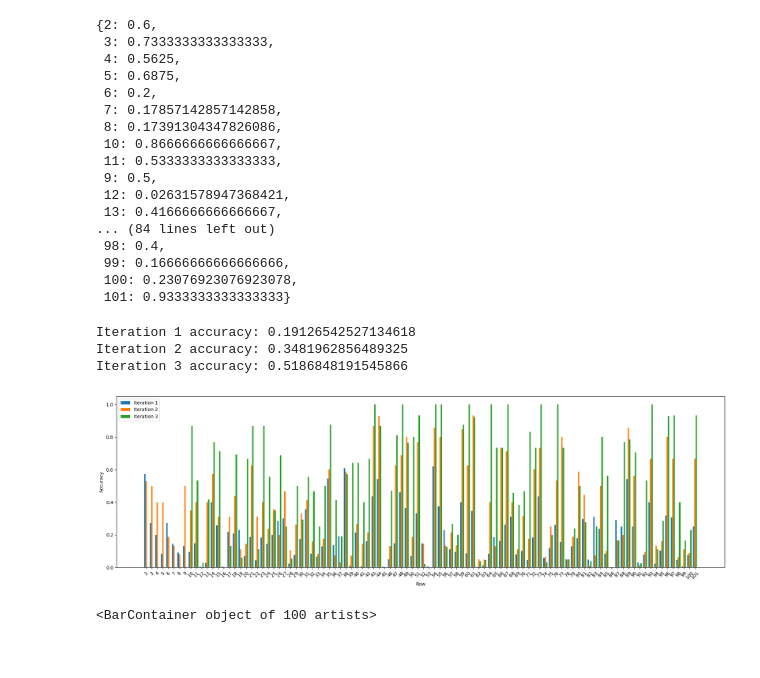
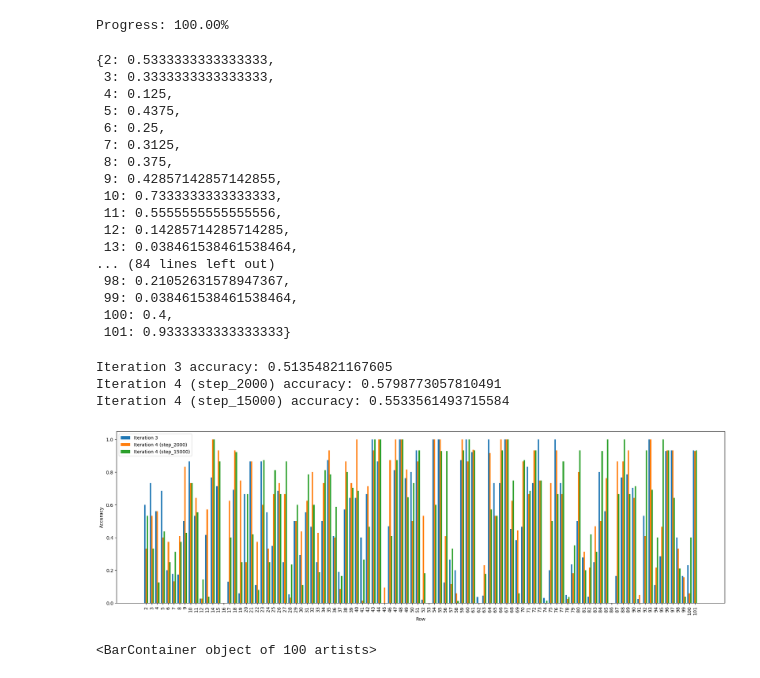
Before and after one commit to TobiasNorlund/ui-rl, a Jupyter notebook: examples/simple_data_entry/rejection_sampling.ipynb, the cells around one changed output. Cells and saved outputs as stored; diff of their text form; code cells hidden in the pictures.

Commit message:
Updated rejection_sampling.ipynb with comparing it4 step 2000 vs 15000

```diff
--- a/examples/simple_data_entry/rejection_sampling.ipynb
+++ b/examples/simple_data_entry/rejection_sampling.ipynb
@@ -92,9 +82,17 @@ ITERATION_2_FILES = \
 ITERATION_3_FILES = \
     list(Path("../../data/rollouts/20251129_091728/").glob("*.json")) + \
     list(Path("../../data/rollouts/20251129_101412/").glob("*.json"))
+
+ITERATION_4_FILES = \
+    list(Path("../../data/rollouts/20251213_130628/").glob("*.json"))
+
+ITERATION_4_step15000_FILES = \
+    list(Path("../../data/rollouts/20251214_191056/").glob("*.json"))
 # %%
 ITERATION_1_ACCURACY = get_row_accuracy(ITERATION_1_FILES)
 # %%
 ITERATION_2_ACCURACY = get_row_accuracy(ITERATION_2_FILES)
 # %%
-ITERATION_3_ACCURACY = get_row_accuracy(ITERATION_3_FILES)
+with open("it3_error_rates.pkl", "rb") as f:
+    it3_error_rates = pickle.load(f)
+    ITERATION_3_ACCURACY = {k: 1-v for k, v in it3_error_rates.items()}
@@ -102,0 +99,2 @@ Progress: 100.00%
+# %%
+ITERATION_4_ACCURACY = get_row_accuracy(ITERATION_4_FILES)
@@ -103,53 +103,62 @@ Progress: 100.00%
+# %%
+ITERATION_4_step15000_ACCURACY = get_row_accuracy(ITERATION_4_step15000_FILES)
+# %% [output]
+Progress: 100.00%
 # %%
-ITERATION_3_ACCURACY
+ITERATION_4_step15000_ACCURACY
 # %% [output]
-{2: 0.6,
- 3: 0.7333333333333333,
- 4: 0.5625,
- 5: 0.6875,
- 6: 0.2,
- 7: 0.17857142857142858,
- 8: 0.17391304347826086,
- 10: 0.8666666666666667,
- 11: 0.5333333333333333,
- 9: 0.5,
- 12: 0.02631578947368421,
- 13: 0.4166666666666667,
+{2: 0.5333333333333333,
+ 3: 0.3333333333333333,
+ 4: 0.125,
+ 5: 0.4375,
+ 6: 0.25,
+ 7: 0.3125,
+ 8: 0.375,
+ 9: 0.42857142857142855,
+ 10: 0.7333333333333333,
+ 11: 0.5555555555555556,
+ 12: 0.14285714285714285,
+ 13: 0.038461538461538464,
 ... (84 lines left out)
- 98: 0.4,
- 99: 0.16666666666666666,
- 100: 0.23076923076923078,
+ 98: 0.21052631578947367,
+ 99: 0.038461538461538464,
+ 100: 0.4,
  101: 0.9333333333333333}
 # %%
-print(f"Iteration 1 accuracy: {sum(ITERATION_1_ACCURACY.values()) / len(ITERATION_1_ACCURACY)}")
-print(f"Iteration 2 accuracy: {sum(ITERATION_2_ACCURACY.values()) / len(ITERATION_2_ACCURACY)}")
+#print(f"Iteration 1 accuracy: {sum(ITERATION_1_ACCURACY.values()) / len(ITERATION_1_ACCURACY)}")
+#print(f"Iteration 2 accuracy: {sum(ITERATION_2_ACCURACY.values()) / len(ITERATION_2_ACCURACY)}")
 print(f"Iteration 3 accuracy: {sum(ITERATION_3_ACCURACY.values()) / len(ITERATION_3_ACCURACY)}")
+print(f"Iteration 4 (step_2000) accuracy: {sum(ITERATION_4_ACCURACY.values()) / len(ITERATION_4_ACCURACY)}")
+print(f"Iteration 4 (step_15000) accuracy: {sum(ITERATION_4_step15000_ACCURACY.values()) / len(ITERATION_4_step15000_ACCURACY)}")
 # %% [output]
-Iteration 1 accuracy: 0.19126542527134618
-Iteration 2 accuracy: 0.3481962856489325
-Iteration 3 accuracy: 0.5186848191545866
+Iteration 3 accuracy: 0.51354821167605
+Iteration 4 (step_2000) accuracy: 0.5798773057810491
+Iteration 4 (step_15000) accuracy: 0.5533561493715584
 # %%
-x_all = sorted(set(ITERATION_1_ACCURACY.keys()) | set(ITERATION_2_ACCURACY.keys()) | set(ITERATION_3_ACCURACY.keys()))
-y1 = [ITERATION_1_ACCURACY.get(x, 0) for x in x_all]
-y2 = [ITERATION_2_ACCURACY.get(x, 0) for x in x_all]
+x_all = list(range(2, 102)) #sorted(set(ITERATION_1_ACCURACY.keys()) | set(ITERATION_2_ACCURACY.keys()) | set(ITERATION_3_ACCURACY.keys()))
+#y1 = [ITERATION_1_ACCURACY.get(x, 0) for x in x_all]
+#y2 = [ITERATION_2_ACCURACY.get(x, 0) for x in x_all]
 y3 = [ITERATION_3_ACCURACY.get(x, 0) for x in x_all]
+y4 = [ITERATION_4_ACCURACY.get(x, 0) for x in x_all]
+y5 = [ITERATION_4_step15000_ACCURACY.get(x, 0) for x in x_all]
+
 
 bar_width = 0.25
 import numpy as np
 x_inds = np.arange(len(x_all))
 
 plt.figure(figsize=(19,6))
-plt.bar(x_inds - bar_width, y1, width=bar_width, label='Iteration 1')
-plt.bar(x_inds, y2, width=bar_width, label='Iteration 2')
-plt.bar(x_inds + bar_width, y3, width=bar_width, label='Iteration 3')
-plt.xticks(x_inds, x_all, rotation=45)
+plt.bar(x_inds - bar_width, y3, width=bar_width, label='Iteration 3')
+plt.bar(x_inds, y4, width=bar_width, label='Iteration 4 (step_2000)')
+plt.bar(x_inds + bar_width, y5, width=bar_width, label='Iteration 4 (step_15000)')
+plt.xticks(x_inds, x_all, rotation=90)
 plt.xlabel("Row")
 plt.ylabel("Accuracy")
 plt.legend()
 plt.tight_layout()
 plt.show()
 # %% [output]
-[figure, old version]
+[figure, new version]
 # %%
 d = {2: 0.6,
  3: 0.7333333333333333,
```
Also changed, not shown: parts of 4 cells of this notebook, 2 other files.
